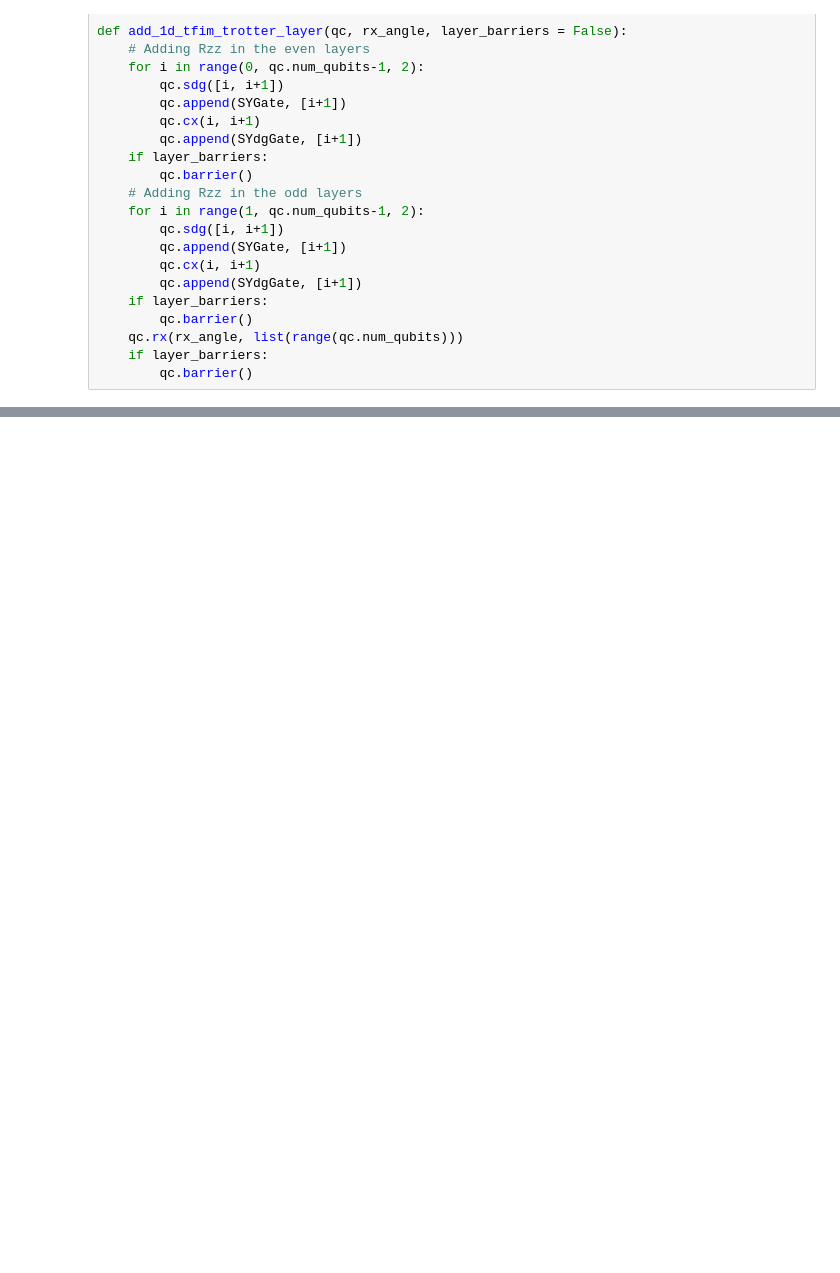
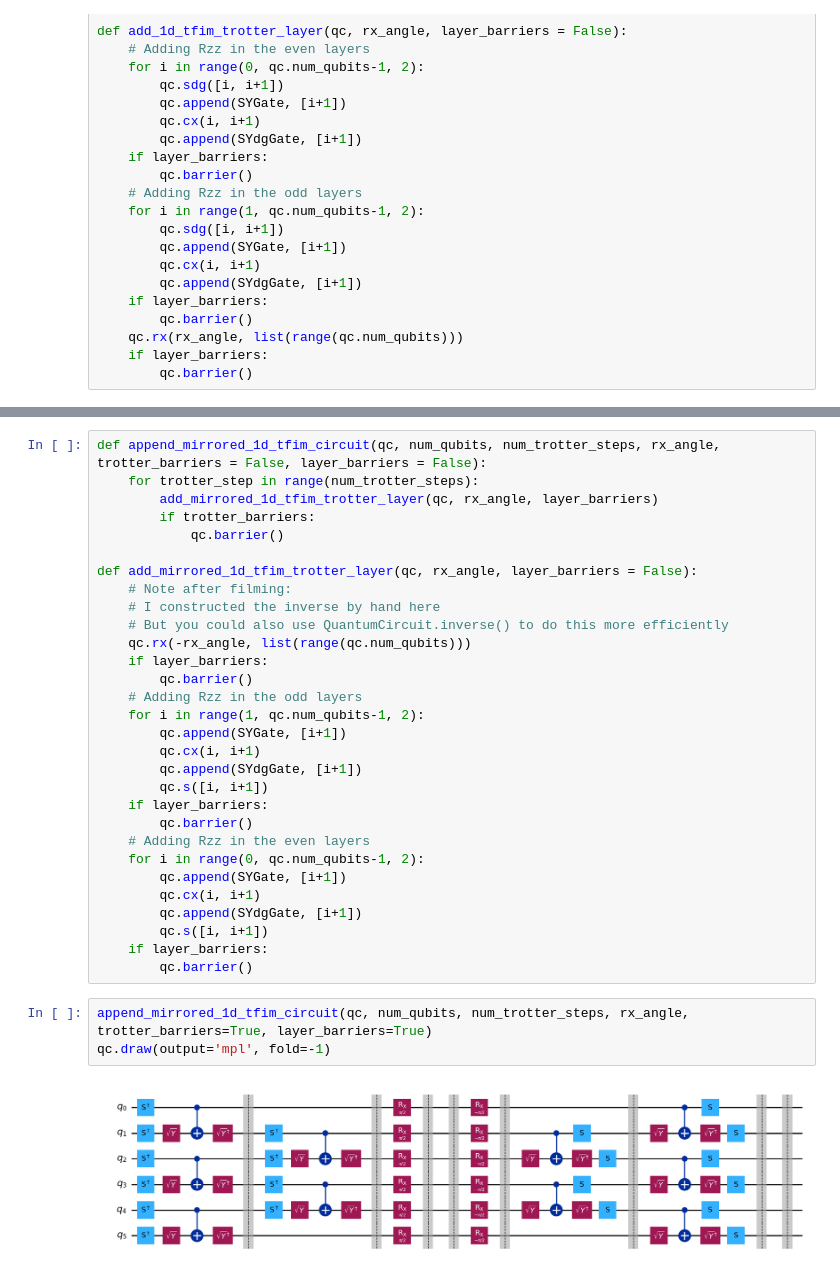
Before and after one commit to PraneshUlleri/QuantumComputing-Qiskit, a Jupyter notebook: ep4-primitives.ipynb, the cells around one changed output, grey strips where cells are left out. Drawn from its saved outputs; the diff is of its cells as text; blank space fills up the shorter version.

```diff
--- a/ep4-primitives.ipynb
+++ b/ep4-primitives.ipynb
@@ -45,0 +55,35 @@ def add_1d_tfim_trotter_layer(qc, rx_angle, layer_barriers = False):
+# %%
+def append_mirrored_1d_tfim_circuit(qc, num_qubits, num_trotter_steps, rx_angle, trotter_barriers = False, layer_barriers = False):
+    for trotter_step in range(num_trotter_steps):
+        add_mirrored_1d_tfim_trotter_layer(qc, rx_angle, layer_barriers)
+        if trotter_barriers:
+            qc.barrier()
+
+def add_mirrored_1d_tfim_trotter_layer(qc, rx_angle, layer_barriers = False):
+    # Note after filming:
+    # I constructed the inverse by hand here
+    # But you could also use QuantumCircuit.inverse() to do this more efficiently
+    qc.rx(-rx_angle, list(range(qc.num_qubits)))
+    if layer_barriers:
+        qc.barrier()
+    # Adding Rzz in the odd layers
+    for i in range(1, qc.num_qubits-1, 2):
+        qc.append(SYGate, [i+1])
+        qc.cx(i, i+1)
+        qc.append(SYdgGate, [i+1])
+        qc.s([i, i+1])
+    if layer_barriers:
+        qc.barrier()
+    # Adding Rzz in the even layers
+    for i in range(0, qc.num_qubits-1, 2):
+        qc.append(SYGate, [i+1])
+        qc.cx(i, i+1)
+        qc.append(SYdgGate, [i+1])
+        qc.s([i, i+1])
+    if layer_barriers:
+        qc.barrier()
+# %%
+append_mirrored_1d_tfim_circuit(qc, num_qubits, num_trotter_steps, rx_angle, trotter_barriers=True, layer_barriers=True)
+qc.draw(output='mpl', fold=-1)
+# %% [output]
+[figure, added]
```
Also changed, not shown: parts of 5 cells of this notebook.
